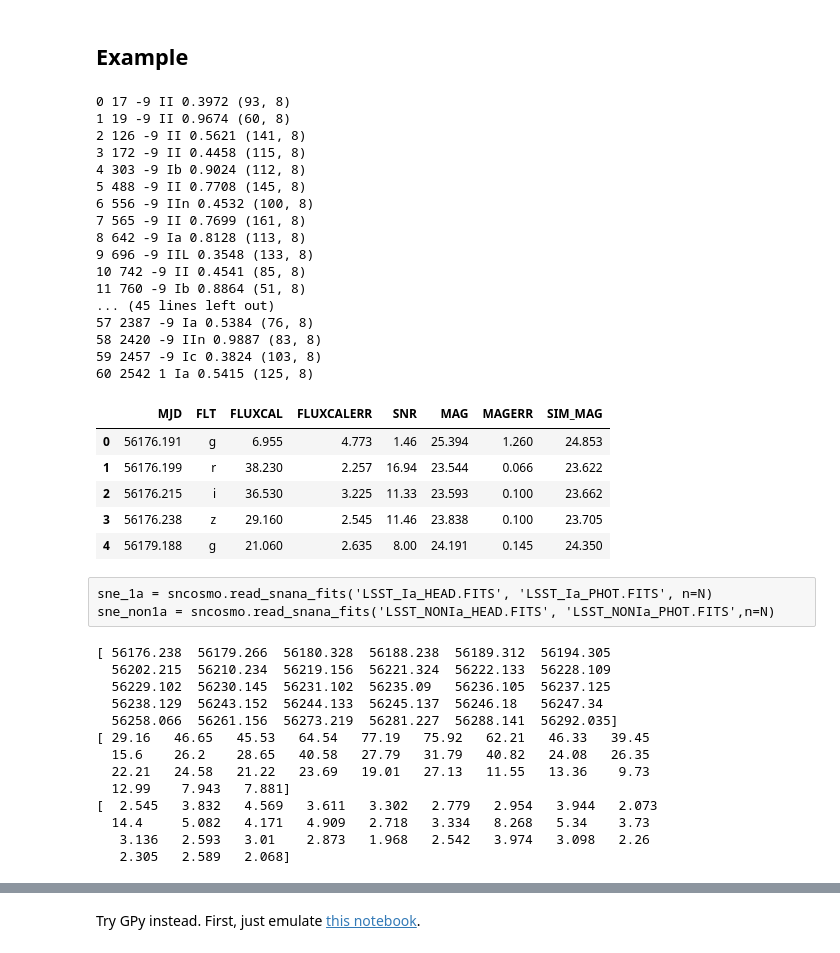
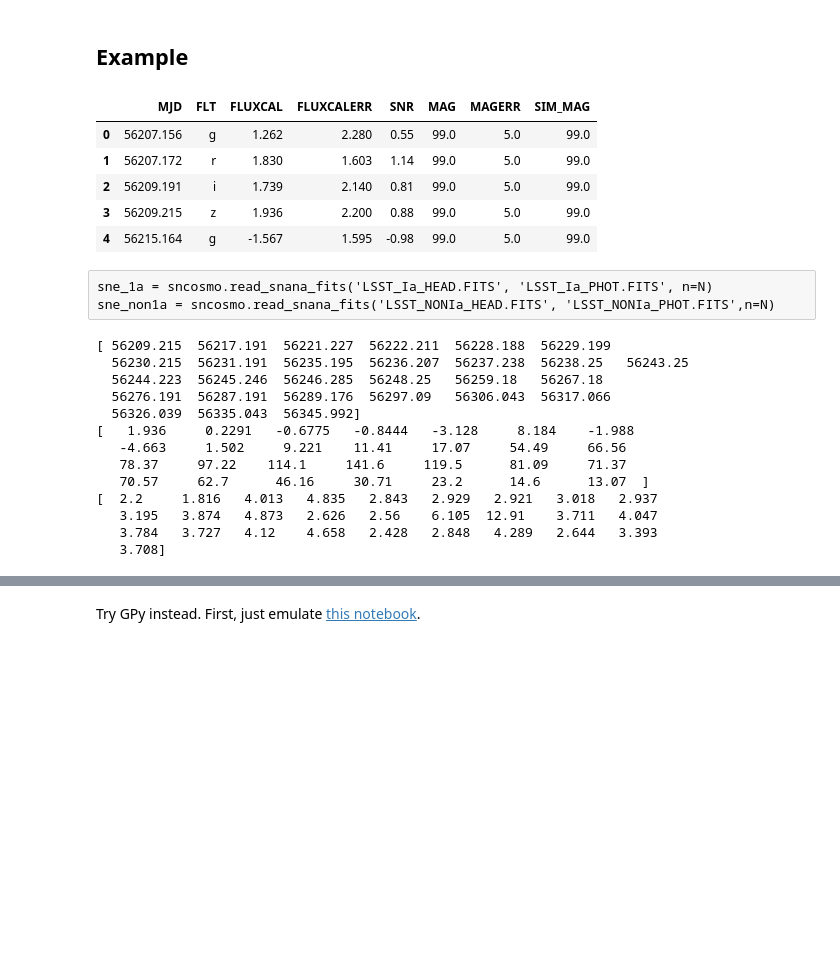
Before and after one commit to djreiss/SNclass, a Jupyter notebook: SNclass-Copy1.ipynb, the cells around one changed output, grey strips where cells are left out. Cells and saved outputs as stored; diff of their text form; code cells hidden in the pictures; blank space fills up the shorter version.

```diff
--- a/SNclass-Copy1.ipynb
+++ b/SNclass-Copy1.ipynb
@@ -80,36 +80,19 @@ def SNPhotCC_Parser(filename):
 # %%
 N = 300
 for n,f in enumerate(sorted(glob.glob('SIMGEN_PUBLIC_DES/DES_*.DAT.gz'))[:N]):
     survey, snid, sn_type, sim_type, sim_z, ra, decl, mwebv, hostid, hostz, spec, obs = SNPhotCC_Parser(f)
-    print n, snid, sn_type, sim_type, sim_z, obs.shape
-    if n == 60:  # stop at a nice big lightcurve
+    #print n, snid, sn_type, sim_type, sim_z, obs.shape
+    if n == 130:  # stop at a nice big lightcurve
         break
 
 obs.head()
 # %% [output]
-0 17 -9 II 0.3972 (93, 8)
-1 19 -9 II 0.9674 (60, 8)
-2 126 -9 II 0.5621 (141, 8)
-3 172 -9 II 0.4458 (115, 8)
-4 303 -9 Ib 0.9024 (112, 8)
-5 488 -9 II 0.7708 (145, 8)
-6 556 -9 IIn 0.4532 (100, 8)
-7 565 -9 II 0.7699 (161, 8)
-8 642 -9 Ia 0.8128 (113, 8)
-9 696 -9 IIL 0.3548 (133, 8)
-10 742 -9 II 0.4541 (85, 8)
-11 760 -9 Ib 0.8864 (51, 8)
-... (45 lines left out)
-57 2387 -9 Ia 0.5384 (76, 8)
-58 2420 -9 IIn 0.9887 (83, 8)
-59 2457 -9 Ic 0.3824 (103, 8)
-60 2542 1 Ia 0.5415 (125, 8)
 |  | MJD | FLT | FLUXCAL | FLUXCALERR | SNR | MAG | MAGERR | SIM_MAG |
-| 0 | 56176.191 | g | 6.955 | 4.773 | 1.46 | 25.394 | 1.260 | 24.853 |
-| 1 | 56176.199 | r | 38.230 | 2.257 | 16.94 | 23.544 | 0.066 | 23.622 |
-| 2 | 56176.215 | i | 36.530 | 3.225 | 11.33 | 23.593 | 0.100 | 23.662 |
-| 3 | 56176.238 | z | 29.160 | 2.545 | 11.46 | 23.838 | 0.100 | 23.705 |
-| 4 | 56179.188 | g | 21.060 | 2.635 | 8.00 | 24.191 | 0.145 | 24.350 |
+| 0 | 56207.156 | g | 1.262 | 2.280 | 0.55 | 99.0 | 5.0 | 99.0 |
+| 1 | 56207.172 | r | 1.830 | 1.603 | 1.14 | 99.0 | 5.0 | 99.0 |
+| 2 | 56209.191 | i | 1.739 | 2.140 | 0.81 | 99.0 | 5.0 | 99.0 |
+| 3 | 56209.215 | z | 1.936 | 2.200 | 0.88 | 99.0 | 5.0 | 99.0 |
+| 4 | 56215.164 | g | -1.567 | 1.595 | -0.98 | 99.0 | 5.0 | 99.0 |
 # %% [raw]
 sne_1a = sncosmo.read_snana_fits('LSST_Ia_HEAD.FITS', 'LSST_Ia_PHOT.FITS', n=N)
 sne_non1a = sncosmo.read_snana_fits('LSST_NONIa_HEAD.FITS', 'LSST_NONIa_PHOT.FITS',n=N)
@@ -126,19 +109,19 @@ print x
 print y
 print dy
 # %% [output]
-[ 56176.238  56179.266  56180.328  56188.238  56189.312  56194.305
-  56202.215  56210.234  56219.156  56221.324  56222.133  56228.109
-  56229.102  56230.145  56231.102  56235.09   56236.105  56237.125
-  56238.129  56243.152  56244.133  56245.137  56246.18   56247.34
-  56258.066  56261.156  56273.219  56281.227  56288.141  56292.035]
-[ 29.16   46.65   45.53   64.54   77.19   75.92   62.21   46.33   39.45
-  15.6    26.2    28.65   40.58   27.79   31.79   40.82   24.08   26.35
-  22.21   24.58   21.22   23.69   19.01   27.13   11.55   13.36    9.73
-  12.99    7.943   7.881]
-[  2.545   3.832   4.569   3.611   3.302   2.779   2.954   3.944   2.073
-  14.4     5.082   4.171   4.909   2.718   3.334   8.268   5.34    3.73
-   3.136   2.593   3.01    2.873   1.968   2.542   3.974   3.098   2.26
-   2.305   2.589   2.068]
+[ 56209.215  56217.191  56221.227  56222.211  56228.188  56229.199
+  56230.215  56231.191  56235.195  56236.207  56237.238  56238.25   56243.25
+  56244.223  56245.246  56246.285  56248.25   56259.18   56267.18
+  56276.191  56287.191  56289.176  56297.09   56306.043  56317.066
+  56326.039  56335.043  56345.992]
+[   1.936     0.2291   -0.6775   -0.8444   -3.128     8.184    -1.988
+   -4.663     1.502     9.221    11.41     17.07     54.49     66.56
+   78.37     97.22    114.1     141.6     119.5      81.09     71.37
+   70.57     62.7      46.16     30.71     23.2      14.6      13.07  ]
+[  2.2     1.816   4.013   4.835   2.843   2.929   2.921   3.018   2.937
+   3.195   3.874   4.873   2.626   2.56    6.105  12.91    3.711   4.047
+   3.784   3.727   4.12    4.658   2.428   2.848   4.289   2.644   3.393
+   3.708]
 # %%
 ## see here: http://scikit-learn.org/stable/auto_examples/gaussian_process/plot_gp_regression.html
 from sklearn.gaussian_process import GaussianProcess
```
Also changed, not shown: parts of 8 cells of this notebook.
